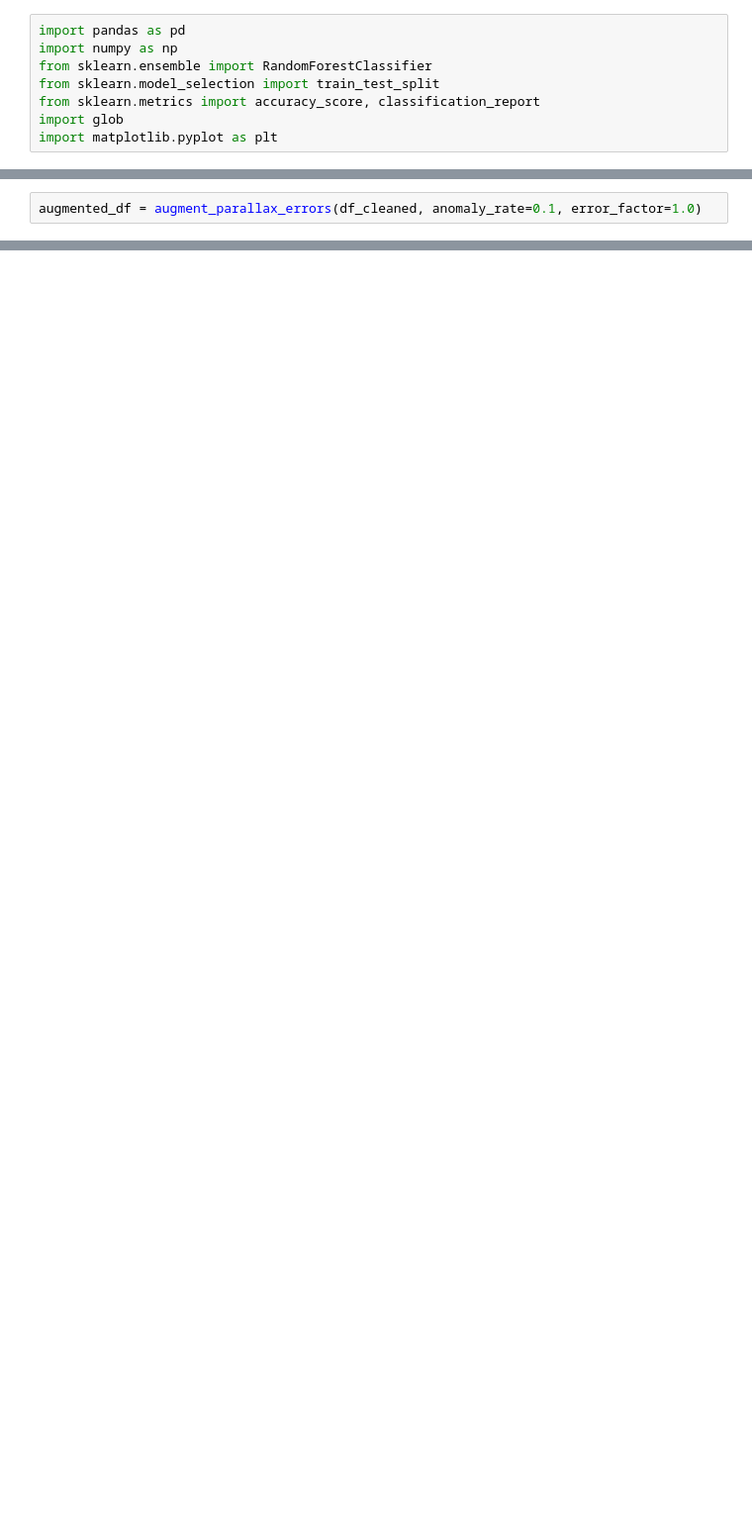
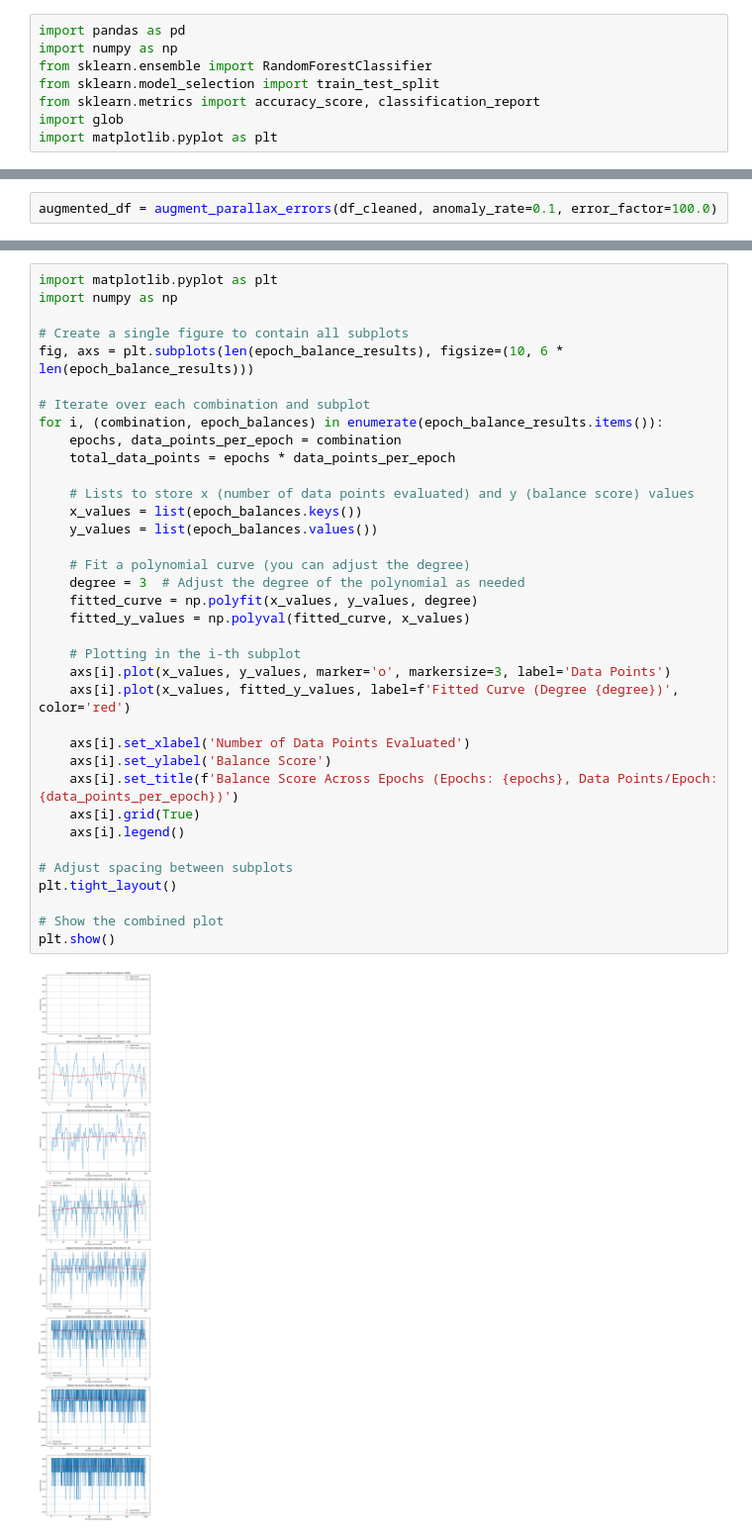
Before and after one commit to Evameijling/GDR3, a Jupyter notebook: RFC_RS.ipynb, the cells around one changed output, grey strips where cells are left out. Shown at 99% size. Cells and saved outputs as stored; diff of their text form; blank space fills up the shorter version.

Commit message:
done! just need to clean up a little

```diff
--- a/RFC_RS.ipynb
+++ b/RFC_RS.ipynb
@@ -71,4 +89,4 @@ def augment_parallax_errors(df, anomaly_rate=0.1, error_factor=1.0):
 # augmented_data = augment_parallax_errors(gaia_data, anomaly_rate=0.1, error_factor=0.5)
 # print(augmented_data.head())
 # %%
-augmented_df = augment_parallax_errors(df_cleaned, anomaly_rate=0.1, error_factor=1.0)
+augmented_df = augment_parallax_errors(df_cleaned, anomaly_rate=0.1, error_factor=100.0)
@@ -120,0 +266,38 @@ y_test = augmented_test_df['correct/anomalous']
+# %%
+import matplotlib.pyplot as plt
+import numpy as np
+
+# Create a single figure to contain all subplots
+fig, axs = plt.subplots(len(epoch_balance_results), figsize=(10, 6 * len(epoch_balance_results)))
+
+# Iterate over each combination and subplot
+for i, (combination, epoch_balances) in enumerate(epoch_balance_results.items()):
+    epochs, data_points_per_epoch = combination
+    total_data_points = epochs * data_points_per_epoch
+
+    # Lists to store x (number of data points evaluated) and y (balance score) values
+    x_values = list(epoch_balances.keys())
+    y_values = list(epoch_balances.values())
+
+    # Fit a polynomial curve (you can adjust the degree)
+    degree = 3  # Adjust the degree of the polynomial as needed
+    fitted_curve = np.polyfit(x_values, y_values, degree)
+    fitted_y_values = np.polyval(fitted_curve, x_values)
+
+    # Plotting in the i-th subplot
+    axs[i].plot(x_values, y_values, marker='o', markersize=3, label='Data Points')
+    axs[i].plot(x_values, fitted_y_values, label=f'Fitted Curve (Degree {degree})', color='red')
+
+    axs[i].set_xlabel('Number of Data Points Evaluated')
+    axs[i].set_ylabel('Balance Score')
+    axs[i].set_title(f'Balance Score Across Epochs (Epochs: {epochs}, Data Points/Epoch: {data_points_per_epoch})')
+    axs[i].grid(True)
+    axs[i].legend()
+
+# Adjust spacing between subplots
+plt.tight_layout()
+
+# Show the combined plot
+plt.show()
+# %% [output]
+[figure, added]
```
Also changed, not shown: parts of 21 cells of this notebook, 1 other file.
